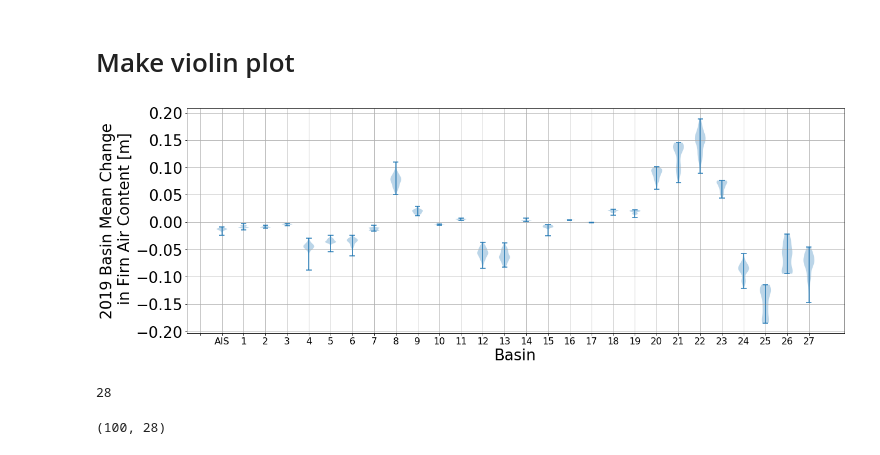
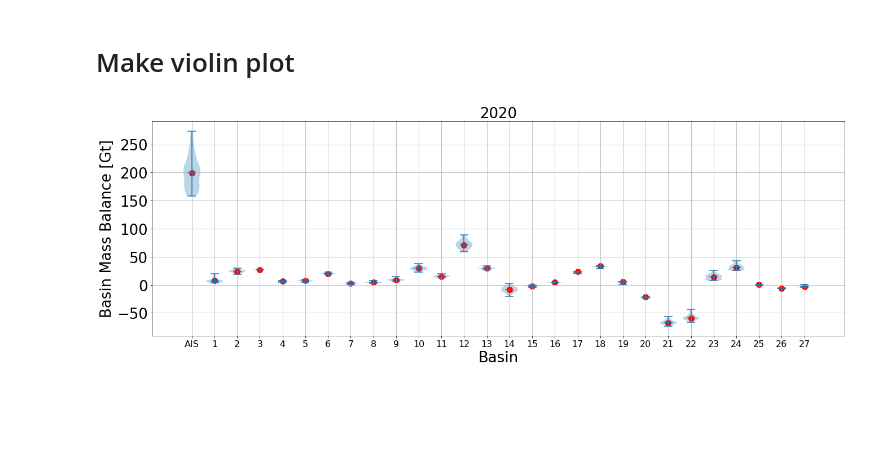
Before and after one commit to EricKeenan/mass-balance, a Jupyter notebook: notebooks/Figure_4-5.ipynb, the cells around one changed output. Drawn from its saved outputs; the diff is of its cells as text; code cells hidden in the pictures; blank space fills up the shorter version.

Commit message:
Add 2020 mass balance to analysis

```diff
--- a/notebooks/Figure_4-5.ipynb
+++ b/notebooks/Figure_4-5.ipynb
@@ -178,6 +159,7 @@ basins.plot()
 n_basins = 28 # Full ice sheet, 27 basins. 28 total
 n_values = 100
 data = np.zeros([n_values, n_basins]); data[:] = np.nan
+deterministic = np.zeros([1, n_basins]); deterministic[:] = np.nan
 
 for j in range(0, n_basins):
 # for j in range(0, 2):
@@ -185,17 +167,35 @@ for j in range(0, n_basins):
     # Entire ice sheet
     if j == 0:
         print("AIS")
-        basin_mean = dFAC_ensemble.mean(dim='x').mean(dim='y').values
-        data[:, j] = basin_mean
+
+        # Ensemble
+        dh_corr = dh - dFAC_ensemble
+        dM = (917 * dh_corr * ds['cell_area'])
+        dM_val = dM.sum(dim='x').sum(dim='y').values
+        data[:, j] = dM_val / 1e12 # Units = Gt
+
+        # Deterministic
+        dh_corr_det = dh - dFAC_deterministic
+        dM_det = (917 * dh_corr_det * ds['cell_area'])
+        dM_det = dM_det.sum(dim='x').sum(dim='y').values
+        deterministic[0, j] = dM_det / 1e12 # Units = Gt
 
 
     # Individual basin
     else:
         print("Basin " + str(j))
+
+        # Ensemble
         basin_mask = basins.where(basins == j) / basins.where(basins == j)
-        basin_values = dFAC_ensemble * basin_mask
-        basin_mean = basin_values.mean(dim='x').mean(dim='y').values
-        data[:, j] = basin_mean
+        dM_basin = dM * basin_mask
+        dM_basin_val = dM_basin.sum(dim='x').sum(dim='y').values
+        data[:, j] = dM_basin_val / 1e12 # Units = Gt
+
+        # Deterministic
+        dh_corr_det = (dh - dFAC_deterministic) * basin_mask
+        dM_det = (917 * dh_corr_det * ds['cell_area'])
+        dM_det = dM_det.sum(dim='x').sum(dim='y').values
+        deterministic[0, j] = dM_det / 1e12 # Units = Gt
 # %% [output]
 AIS
 Basin 1
@@ -214,22 +217,20 @@ Basin 12
 # %% [markdown]
 # Make violin plot
 # %%
-plt.figure(figsize=(20, 7))
-plt.violinplot(data)
+plt.figure(figsize=(22, 7))
+labels = ['AIS', '1', '2', '3', '4', '5', '6', '7', '8', '9', '10', '11', '12', '13', '14', '15', '16', '17', '18', '19', '20', '21', '22', '23', '24', '25', '26', '27']
+# lim = 20
+plt.violinplot(data, widths=0.75, showmeans=True)
+inds = np.arange(1, len(labels) + 1)
+plt.scatter(inds, deterministic, c='r', s=100)
 plt.grid()
-plt.xticks(np.arange(n_basins+1), ['', 'AIS', '1', '2', '3', '4', '5', '6', '7', '8', '9', '10', '11', '12', '13', '14', '15', '16', '17', '18', '19', '20', '21', '22', '23', '24', '25', '26', '27'])  # Set text labels.
+plt.xticks(np.arange(1, len(labels) + 1), labels=labels)
 plt.xticks(fontsize=16)
 plt.yticks(fontsize=26)
+# plt.ylim([-lim, lim])
 plt.xlabel("Basin", fontsize=26)
-plt.ylabel("2019 Basin Mean Change\n in Firn Air Content [m]", fontsize=26)
+plt.ylabel("Basin Mass Balance [Gt]", fontsize=26)
+plt.title("2020", fontsize=26)
 plt.savefig("figures/ensemble_violin.pdf", dpi=100)
 # %% [output]
-[figure, old version]
+[figure, new version]
-# %%
-n_basins
-# %% [output]
-28
-# %%
-data.shape
-# %% [output]
-(100, 28)
```
Also changed, not shown: parts of 7 cells of this notebook, 3 other files.
